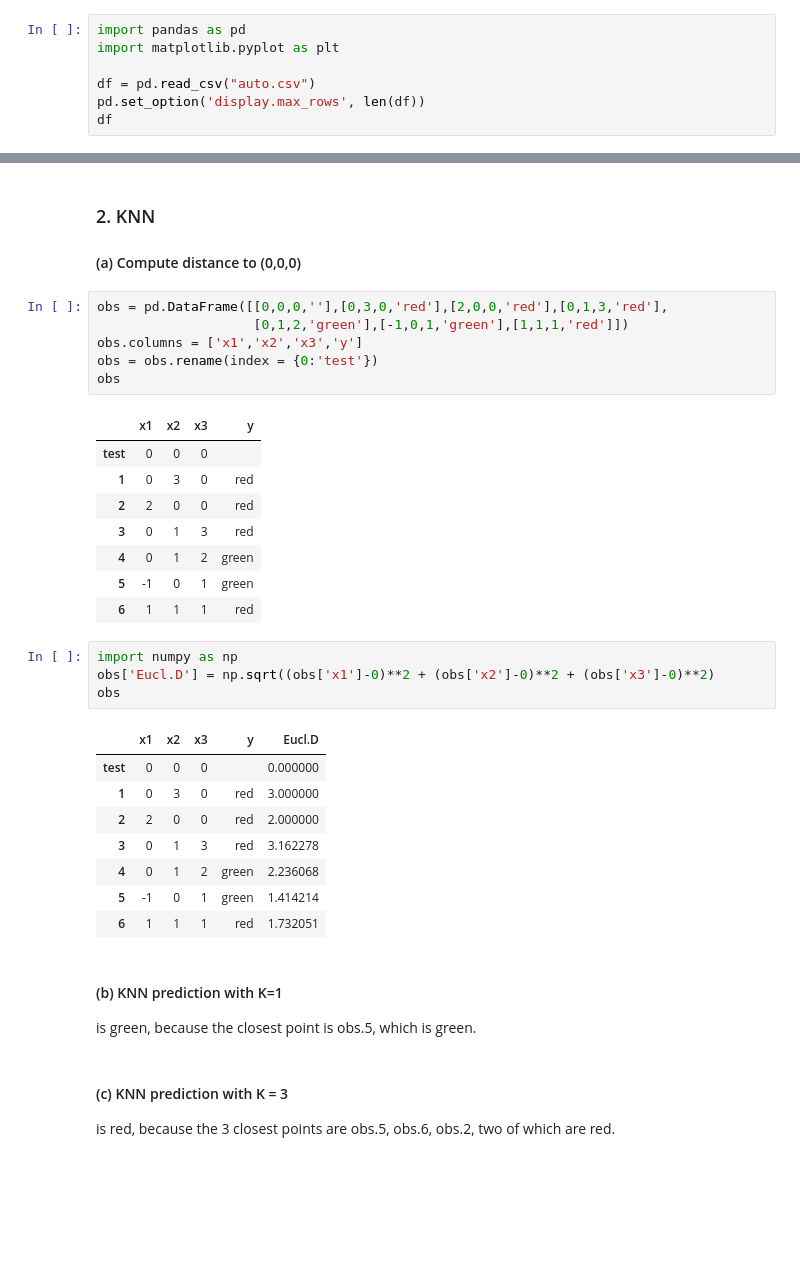
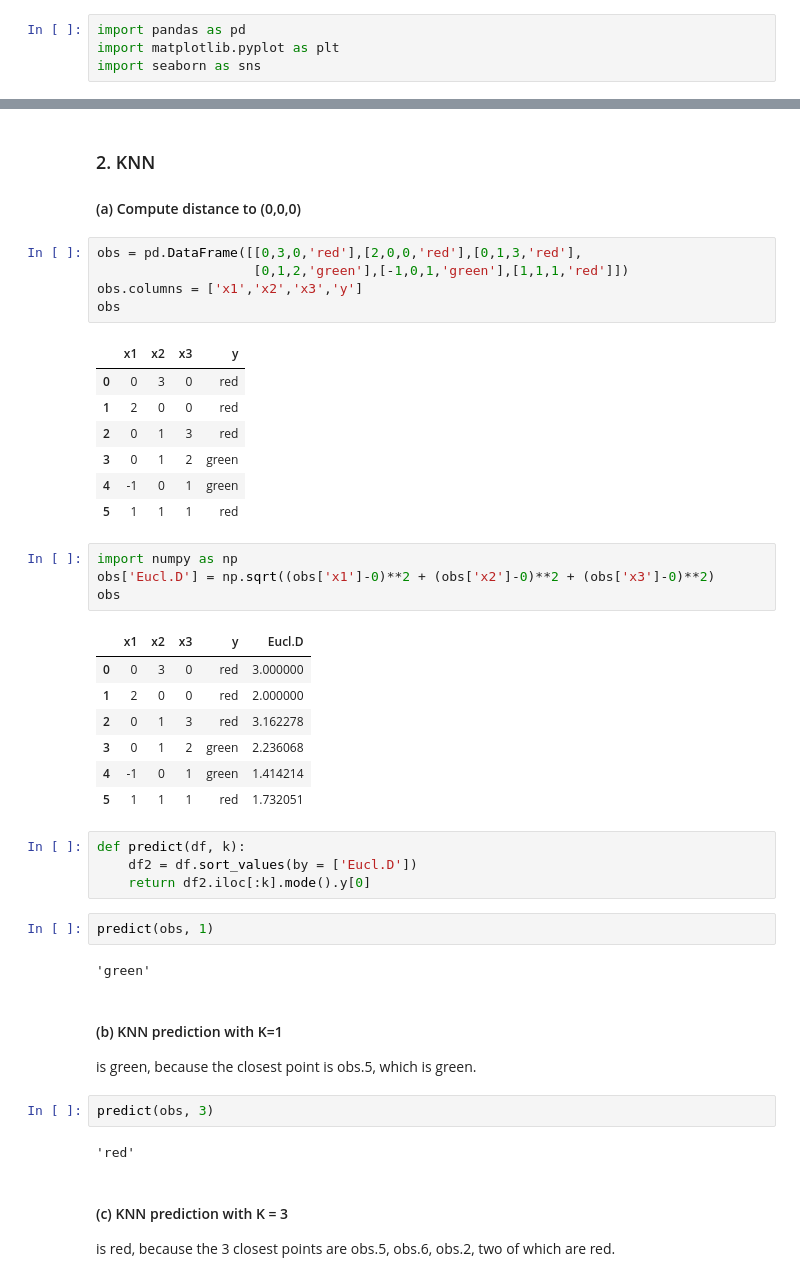
Before and after one commit to UC-MACSS/persp-model_W18, a Jupyter notebook: Students/LiR/PS4/PS4 - Li Ruixue.ipynb, the cells around one changed output, grey strips where cells are left out. Cells and saved outputs as stored; diff of their text form; blank space fills up the shorter version.

```diff
--- a/Students/LiR/PS4/PS4 - Li Ruixue.ipynb
+++ b/Students/LiR/PS4/PS4 - Li Ruixue.ipynb
@@ -11,7 +11,4 @@
 # %%
 import pandas as pd
 import matplotlib.pyplot as plt
-
-df = pd.read_csv("auto.csv")
-pd.set_option('display.max_rows', len(df))
-df
+import seaborn as sns
@@ -160,36 +139,45 @@ The predicted value is: 38.7321110977203
 ### 2. KNN
 #### (a) Compute distance to (0,0,0)
 # %%
-obs = pd.DataFrame([[0,0,0,''],[0,3,0,'red'],[2,0,0,'red'],[0,1,3,'red'],
+obs = pd.DataFrame([[0,3,0,'red'],[2,0,0,'red'],[0,1,3,'red'],
                     [0,1,2,'green'],[-1,0,1,'green'],[1,1,1,'red']])
 obs.columns = ['x1','x2','x3','y']
-obs = obs.rename(index = {0:'test'})
 obs
 # %% [output]
 |  | x1 | x2 | x3 | y |
-| test | 0 | 0 | 0 |  |
-| 1 | 0 | 3 | 0 | red |
-| 2 | 2 | 0 | 0 | red |
-| 3 | 0 | 1 | 3 | red |
-| 4 | 0 | 1 | 2 | green |
-| 5 | -1 | 0 | 1 | green |
-| 6 | 1 | 1 | 1 | red |
+| 0 | 0 | 3 | 0 | red |
+| 1 | 2 | 0 | 0 | red |
+| 2 | 0 | 1 | 3 | red |
+| 3 | 0 | 1 | 2 | green |
+| 4 | -1 | 0 | 1 | green |
+| 5 | 1 | 1 | 1 | red |
 # %%
 import numpy as np
 obs['Eucl.D'] = np.sqrt((obs['x1']-0)**2 + (obs['x2']-0)**2 + (obs['x3']-0)**2)
 obs
 # %% [output]
 |  | x1 | x2 | x3 | y | Eucl.D |
-| test | 0 | 0 | 0 |  | 0.000000 |
-| 1 | 0 | 3 | 0 | red | 3.000000 |
-| 2 | 2 | 0 | 0 | red | 2.000000 |
-| 3 | 0 | 1 | 3 | red | 3.162278 |
-| 4 | 0 | 1 | 2 | green | 2.236068 |
-| 5 | -1 | 0 | 1 | green | 1.414214 |
-| 6 | 1 | 1 | 1 | red | 1.732051 |
+| 0 | 0 | 3 | 0 | red | 3.000000 |
+| 1 | 2 | 0 | 0 | red | 2.000000 |
+| 2 | 0 | 1 | 3 | red | 3.162278 |
+| 3 | 0 | 1 | 2 | green | 2.236068 |
+| 4 | -1 | 0 | 1 | green | 1.414214 |
+| 5 | 1 | 1 | 1 | red | 1.732051 |
+# %%
+def predict(df, k):
+    df2 = df.sort_values(by = ['Eucl.D'])
+    return df2.iloc[:k].mode().y[0]
+# %%
+predict(obs, 1)
+# %% [output]
+'green'
 # %% [markdown]
 #### (b) KNN prediction with K=1
 is green, because the closest point is obs.5, which is green.
+# %%
+predict(obs, 3)
+# %% [output]
+'red'
 # %% [markdown]
 #### (c) KNN prediction with K = 3
 is red, because the 3 closest points are obs.5, obs.6, obs.2, two of which are red.
```
Also changed, not shown: parts of 5 cells of this notebook.
